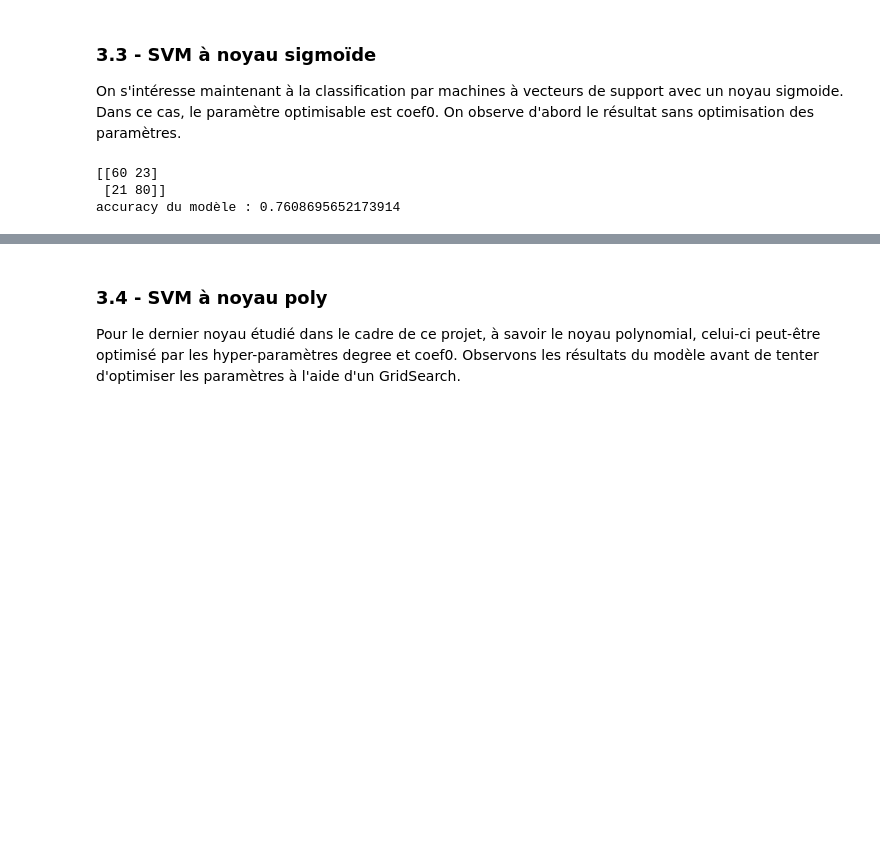
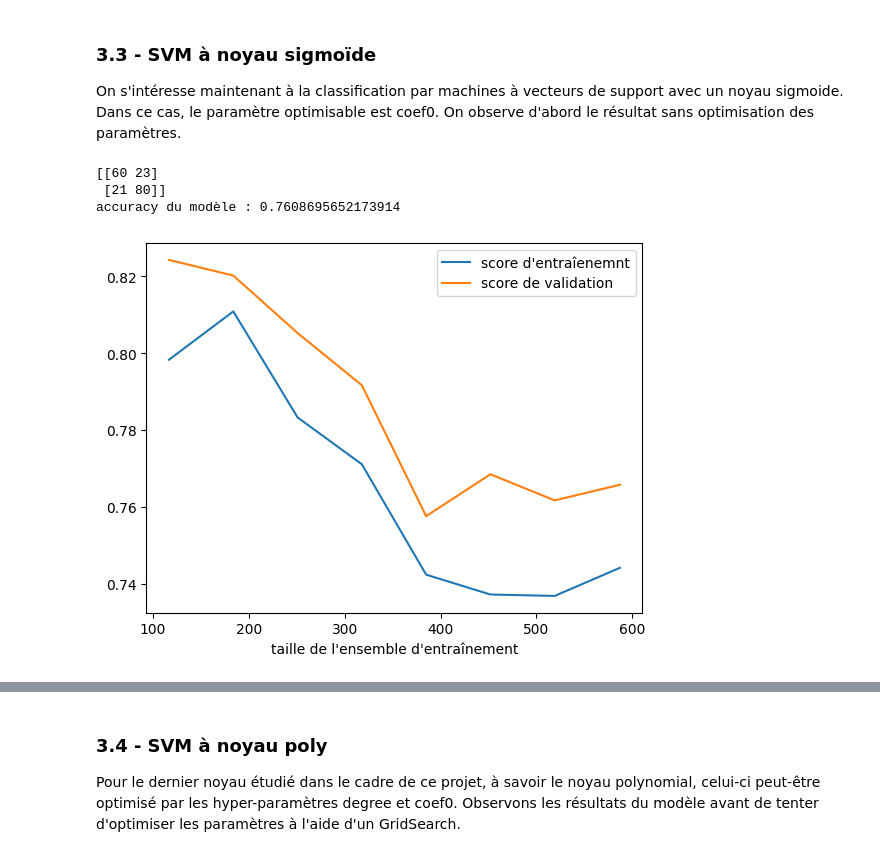
Before and after one commit to MorganChabaudENSSAT/projet_ift712, a Jupyter notebook: Projet IFT712.ipynb, the cells around one changed output, grey strips where cells are left out. Cells and saved outputs as stored; diff of their text form; code cells hidden in the pictures; blank space fills up the shorter version.

```diff
--- a/Projet IFT712.ipynb
+++ b/Projet IFT712.ipynb
@@ -244,14 +259,16 @@ On remarque que la précision du modèle est la même après optimisation des pa
 On s'intéresse maintenant à la classification par machines à vecteurs de support avec un noyau sigmoide. Dans ce cas, le paramètre optimisable est coef0. On observe d'abord le résultat sans optimisation des paramètres.
 # %%
 # Création du modèle avec noyau sigmoid
-sigmoid_svm_instance = svm(data, features_names, features_nbr, model='sigmoid')
+sigmoid_svm_instance = Svm(data, features_names, features_nbr, model='sigmoid')
 # Récupération des ensembles d'entraînements et de validation
 X_train, X_test, y_train, y_test = sigmoid_svm_instance.split_data(data)
 # Entraînement du modèle sur les données d'entraînement
 sigmoid_svm_instance.train(X_train, y_train)
 # Evaluation du modèle
 sigmoid_svm_instance.evaluate_model(X_test,y_test)
+sigmoid_svm_instance.plot_learning_curves(X_train, y_train, train_size)
 # %% [output]
 [[60 23]
  [21 80]]
 accuracy du modèle : 0.7608695652173914
+[figure, added]
```
Also changed, not shown: parts of 19 cells of this notebook, 1 other file.
